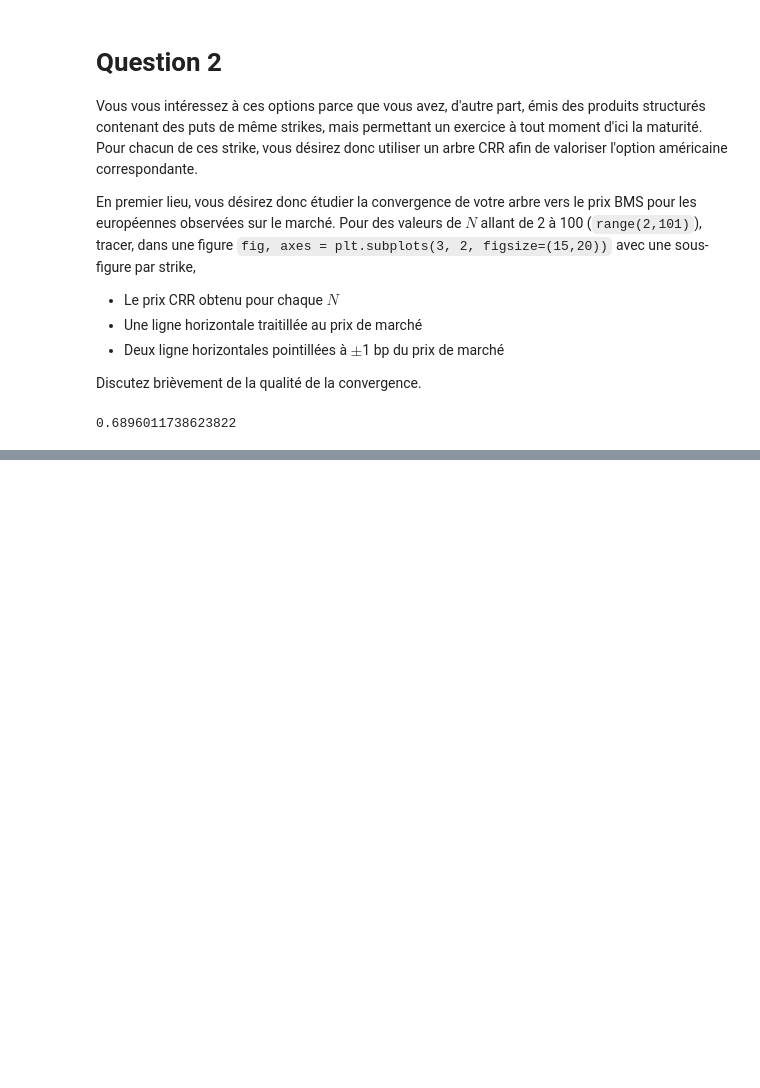
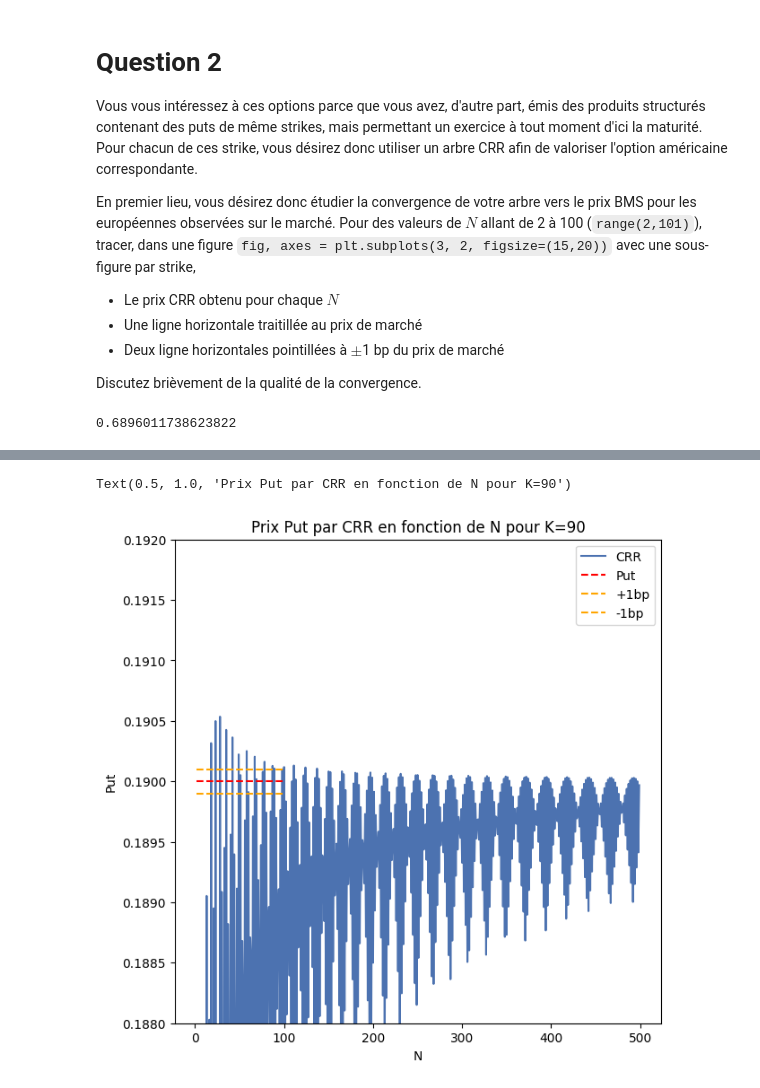
Before and after one commit to Thomas4390/produits_derives, a Jupyter notebook: tp1_11237578.ipynb, the cells around one changed output, grey strips where cells are left out. Cells and saved outputs as stored; diff of their text form; code cells hidden in the pictures; blank space fills up the shorter version.

```diff
--- a/tp1_11237578.ipynb
+++ b/tp1_11237578.ipynb
@@ -112,6 +112,6 @@ CRR_Tree(S0=S0, K=info['Strike'].iloc[1], T=T, r=r, sigma=results['Sigma'].iloc[
 # %% [output]
 0.6896011738623822
 # %%
-N_range = np.arange(2, 101)
+N_range = np.arange(2, 500)
 # %%
 df_crr = compute_crr_tree_puts_df(S0=S0, K=info['Strike'], T=T, r=r, sigma=results['Sigma'], N_range=N_range)
@@ -133,0 +128,22 @@ df_crr
+# %%
+# Change figure style for white background
+plt.style.use('seaborn-v0_8-deep')
+
+
+figsize = (7, 7)
+fig, axes = plt.subplots(1, 1, figsize=figsize)
+
+plt.plot(N_range, df_crr['Put_0'])
+bps = 0.0001
+# add horiziontal lines
+plt.hlines(info['Put'].iloc[0], 2, 100, linestyles='dashed', color='red')
+plt.hlines(info['Put'].iloc[0] + bps, 2, 100, linestyles='dashed', color='orange')
+plt.hlines(info['Put'].iloc[0] - bps, 2, 100, linestyles='dashed', color='orange')
+plt.ylim(info['Put'].iloc[0] - bps*20, info['Put'].iloc[0] + bps*20)
+plt.legend(["CRR", "Put", "+1bp", "-1bp"])
+plt.xlabel("N")
+plt.ylabel("Put")
+plt.title("Prix Put par CRR en fonction de N pour K=90")
+# %% [output]
+Text(0.5, 1.0, 'Prix Put par CRR en fonction de N pour K=90')
+[figure, added]
```
Also changed, not shown: parts of 3 cells of this notebook.
